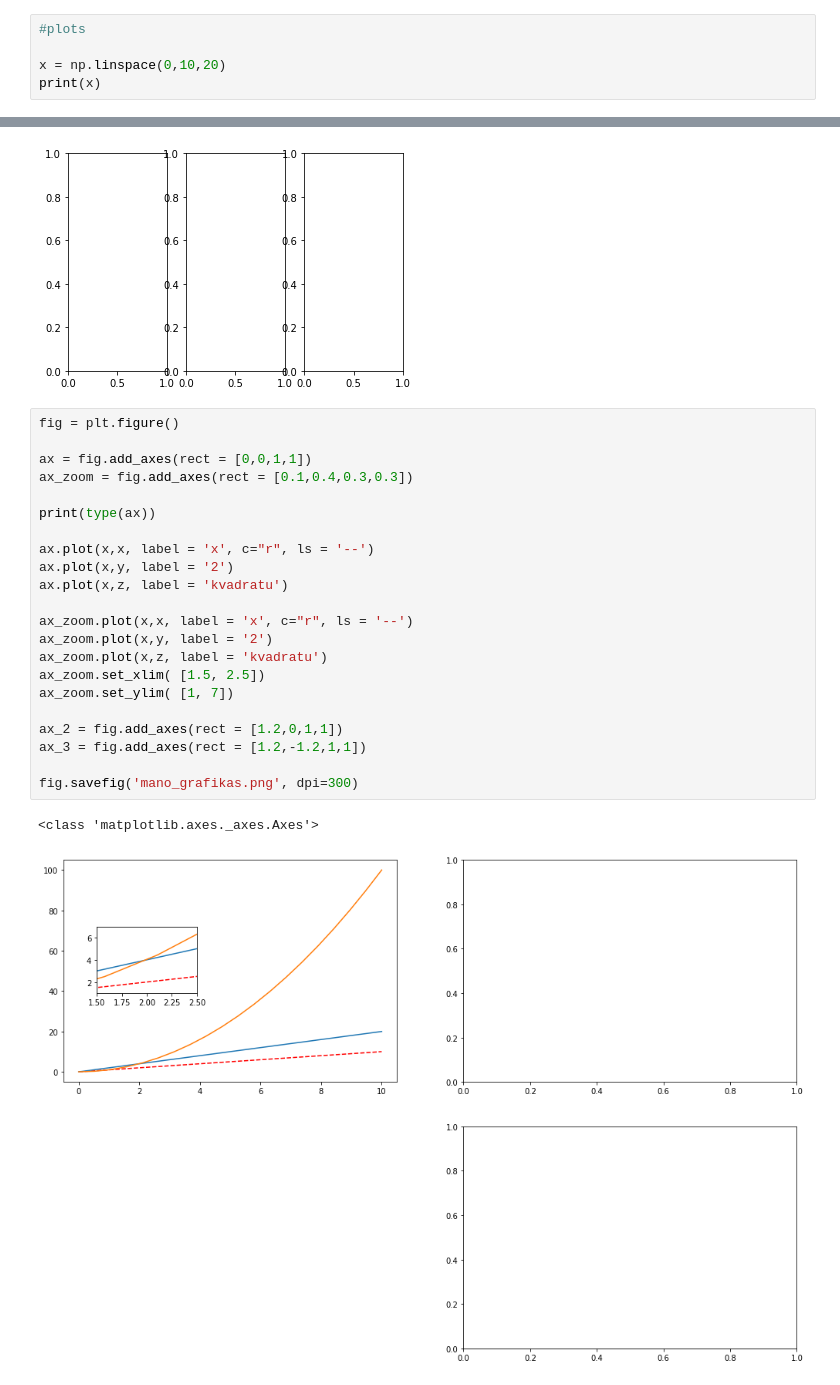
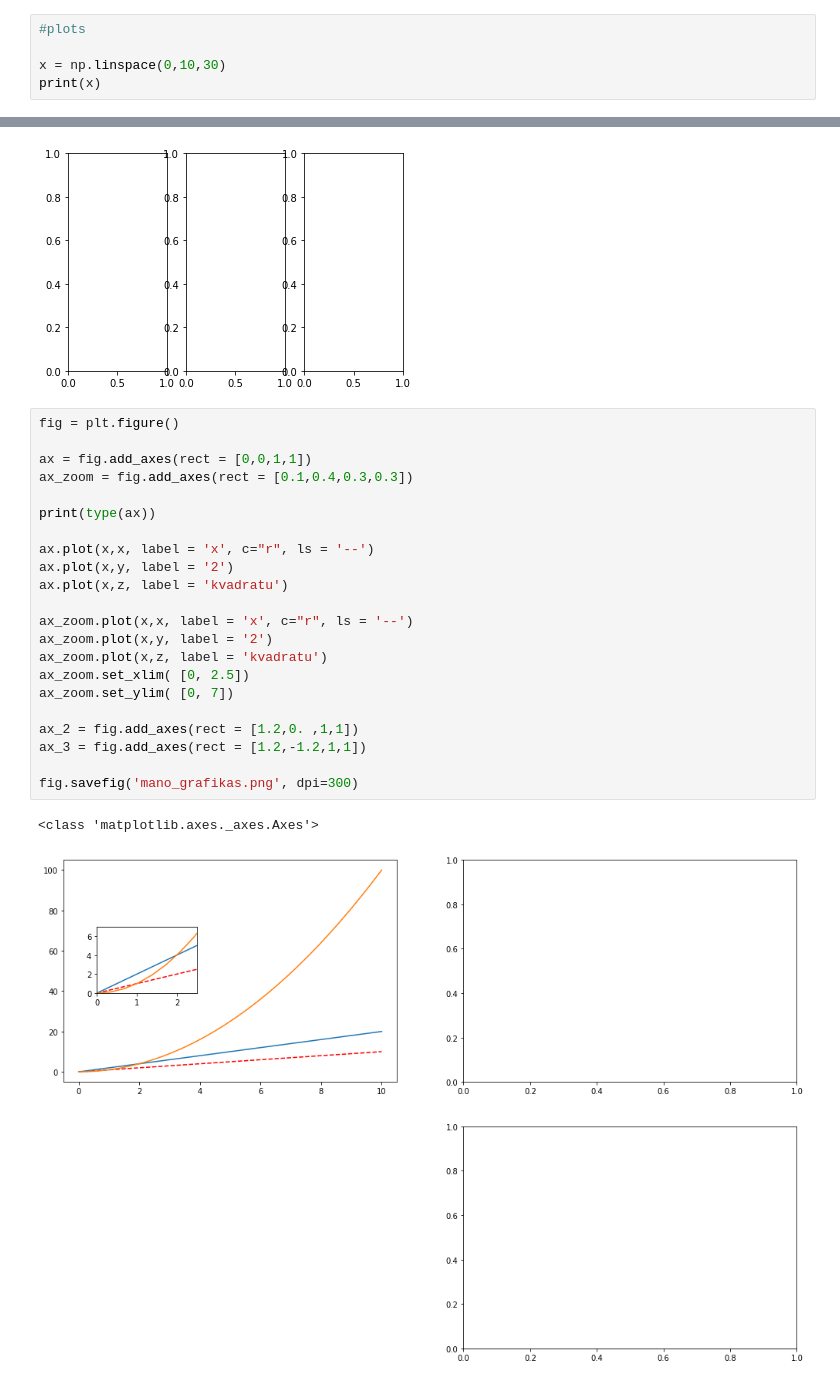
Before and after one commit to ErnestaTum/-Python_mokymai, a Jupyter notebook: paskaita_8.ipynb, the cells around one changed output, grey strips where cells are left out. Drawn from its saved outputs; the diff is of its cells as text.

```diff
--- a/paskaita_8.ipynb
+++ b/paskaita_8.ipynb
@@ -375,6 +414,6 @@ You should consider upgrading via the 'C:\Users\arunas\AppData\Local\Programs\Py
 # %%
 #plots
 
-x = np.linspace(0,10,20)
+x = np.linspace(0,10,30)
 print(x)
 # %% [output]
@@ -484,25 +568,25 @@ fig, axes = plt.subplots(1, 3 )
 # %%
 fig = plt.figure()
 
 ax = fig.add_axes(rect = [0,0,1,1])
 ax_zoom = fig.add_axes(rect = [0.1,0.4,0.3,0.3])
 
 print(type(ax))
 
 ax.plot(x,x, label = 'x', c="r", ls = '--')
 ax.plot(x,y, label = '2')
 ax.plot(x,z, label = 'kvadratu')
 
 ax_zoom.plot(x,x, label = 'x', c="r", ls = '--')
 ax_zoom.plot(x,y, label = '2')
 ax_zoom.plot(x,z, label = 'kvadratu')
-ax_zoom.set_xlim( [1.5, 2.5])
-ax_zoom.set_ylim( [1, 7])
+ax_zoom.set_xlim( [0, 2.5])
+ax_zoom.set_ylim( [0, 7])
 
-ax_2 = fig.add_axes(rect = [1.2,0,1,1])
+ax_2 = fig.add_axes(rect = [1.2,0. ,1,1])
 ax_3 = fig.add_axes(rect = [1.2,-1.2,1,1])
 
 fig.savefig('mano_grafikas.png', dpi=300)
 # %% [output]
 <class 'matplotlib.axes._axes.Axes'>
-[figure, old version]
+[figure, new version]
```
Also changed, not shown: parts of 22 cells of this notebook, 1 other file.
